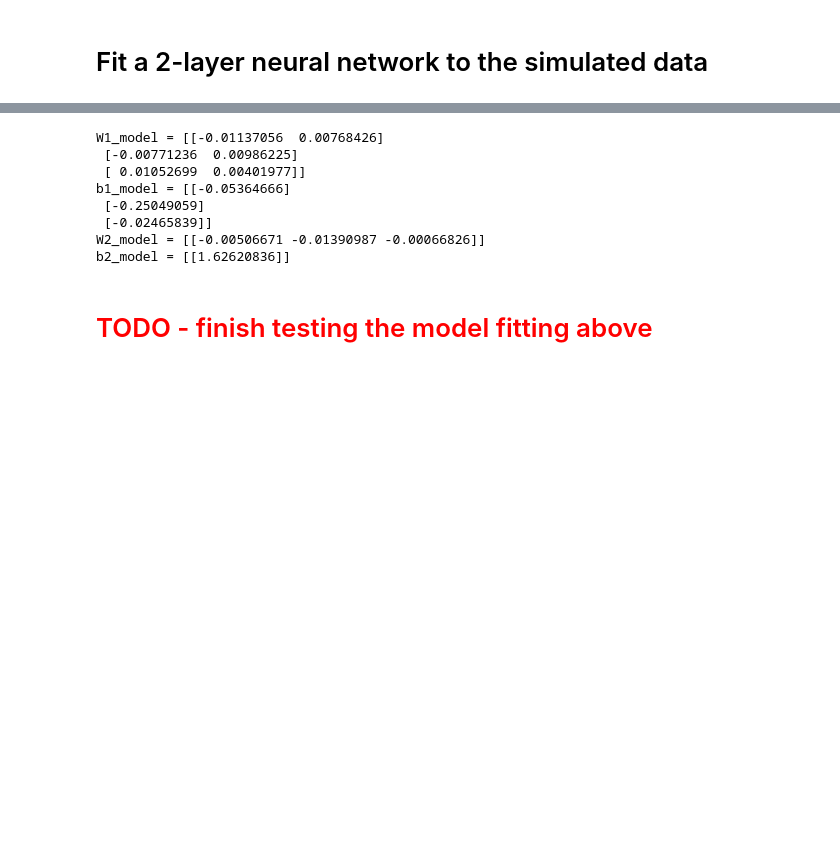
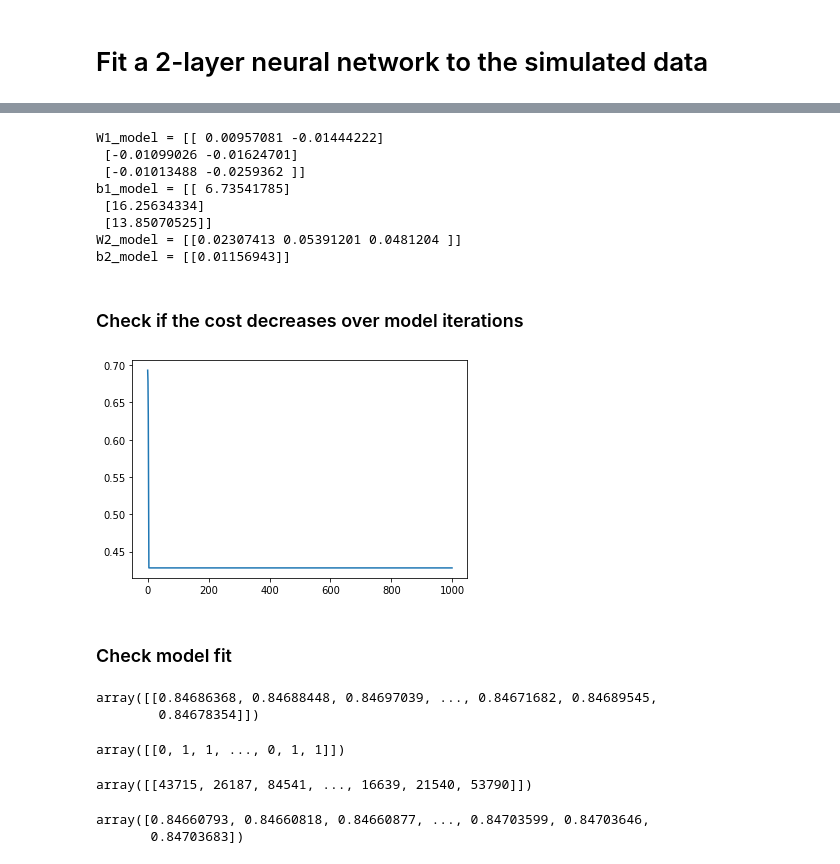
Before and after one commit to Willamette-OR/neural_network_and_deep_learning_class, a Jupyter notebook: shallow_neural_network.ipynb, the cells around one changed output, grey strips where cells are left out. Saved outputs shown, nothing was run; the diff lists cells and outputs as text; code cells hidden in the pictures; blank space fills up the shorter version.

Commit message:
Fixed a bug in the sigmoid function and added code to check model fit

```diff
--- a/shallow_neural_network.ipynb
+++ b/shallow_neural_network.ipynb
@@ -29,7 +30,7 @@ def sigmoid(Z):
     This function applies a Sigmoid transformation to the input Z.
     """
 
-    return 1 / (1 + np.exp(Z))
+    return 1 / (1 + np.exp(-Z))
 
 
 # test
@@ -106,10 +107,10 @@ print("X.shape =", X.shape)
 X.shape = (2, 100000)
 # %%
 # set the parameters for simulated y, for a 2-layer shallow network, with n1=3 and n2=1
-W1 = np.array([[-0.5, 0.5], [-1, 0.5], [0.5, 1]])
-b1 = np.array([[0], [-1], [0.5]])
-W2 = np.array([[1, -1, -0.5]])
-b2 = np.array([[0]])
+W1 = np.array([[-1, 2], [3, 1.2], [0.5, -2.3]])
+b1 = np.array([[0], [-1.8], [0.3]])
+W2 = np.array([[1.6, -0.6, 2.5]])
+b2 = np.array([[0.4]])
 # %%
 # forward pass
 _, A1 = get_activations(A_input=X, W=W1, b=b1, activation=ReLu)
@@ -147,12 +160,15 @@ b2_model.shape = (1, 1)
 # gradient descent to optimize network parameters
 n_iter = 1000
 learning_rate = 0.01
+J_list = []
 
 for i in range(n_iter):
 
     # forward prop
     Z1, A1 = get_activations(A_input=X, W=W1_model, b=b1_model, activation=ReLu)
     Z2, A2 = get_activations(A_input=A1, W=W2_model, b=b2_model, activation=sigmoid)
+    J = -(np.dot(Y, np.log(A2).T) + np.dot((1 - Y), np.log(1 - A2).T)) / m
+    J_list.append(J)
 
     # backward prop
     dZ2 = A2 - Y
@@ -173,13 +189,40 @@ print("b1_model =", b1_model)
 print("W2_model =", W2_model)
 print("b2_model =", b2_model)
 # %% [output]
-W1_model = [[-0.01137056  0.00768426]
- [-0.00771236  0.00986225]
- [ 0.01052699  0.00401977]]
-b1_model = [[-0.05364666]
- [-0.25049059]
- [-0.02465839]]
-W2_model = [[-0.00506671 -0.01390987 -0.00066826]]
-b2_model = [[1.62620836]]
+W1_model = [[ 0.00957081 -0.01444222]
+ [-0.01099026 -0.01624701]
+ [-0.01013488 -0.0259362 ]]
+b1_model = [[ 6.73541785]
+ [16.25634334]
+ [13.85070525]]
+W2_model = [[0.02307413 0.05391201 0.0481204 ]]
+b2_model = [[0.01156943]]
-# %% [markdown]
-# <span style="color: red">TODO - finish testing the model fitting above</span>
+# %% [markdown]
+### Check if the cost decreases over model iterations
+# %%
+plt.plot([array[0][0] for array in J_list])
+plt.show()
+# %% [output]
+[figure, added]
+# %% [markdown]
+### Check model fit
+# %%
+A2
+# %% [output]
+array([[0.84686368, 0.84688448, 0.84697039, ..., 0.84671682, 0.84689545,
+        0.84678354]])
+# %%
+Y
+# %% [output]
+array([[0, 1, 1, ..., 0, 1, 1]])
+# %%
+sortedinds = A2.argsort()
+sortedinds
+# %% [output]
+array([[43715, 26187, 84541, ..., 16639, 21540, 53790]])
+# %%
+A2_sorted = A2[0][sortedinds[0][:-1]]
+A2_sorted
+# %% [output]
+array([0.84660793, 0.84660818, 0.84660877, ..., 0.84703599, 0.84703646,
+       0.84703683])
```
Also changed, not shown: parts of 4 cells of this notebook, 1 other file.
